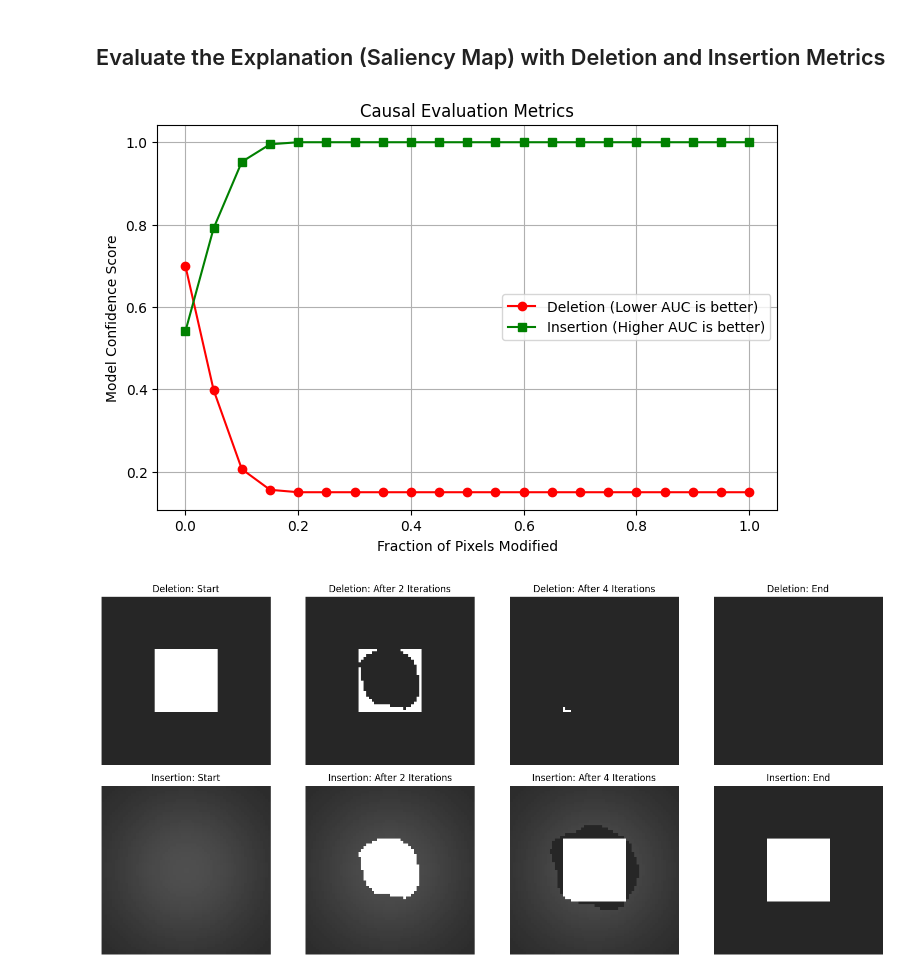
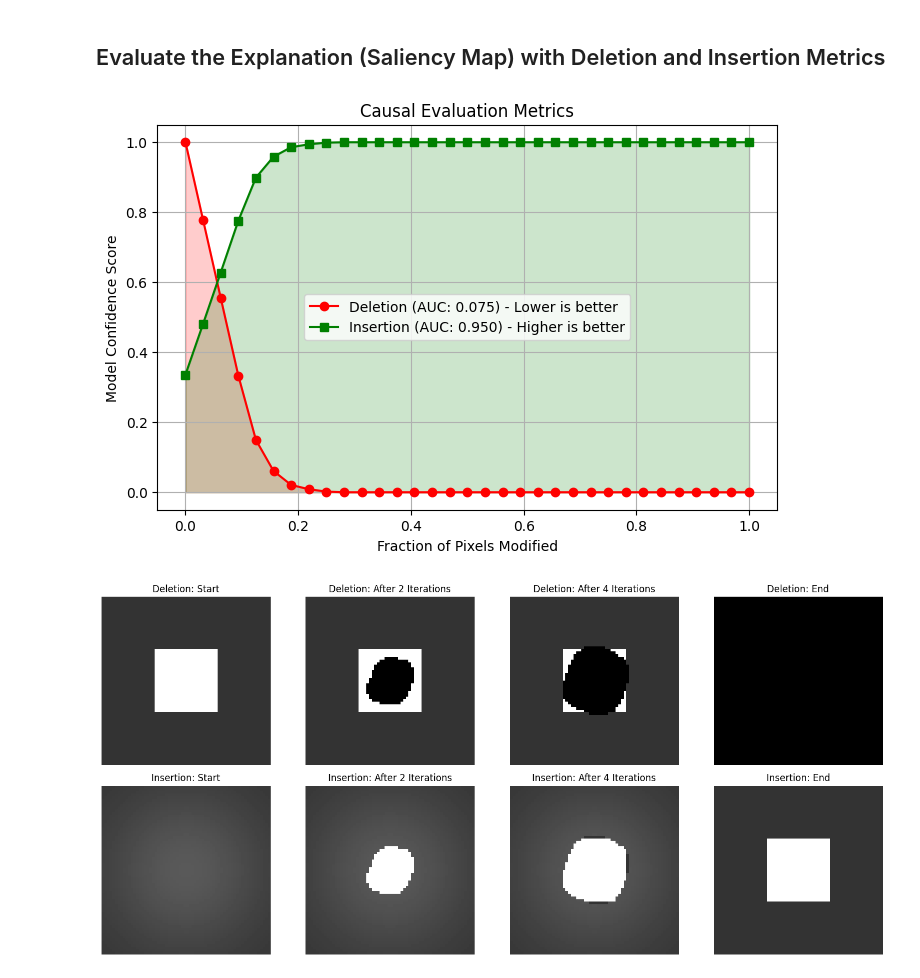
Before and after one commit to Nico-Sander/RISE, a Jupyter notebook: dummy-example/rise_demo.ipynb, the cells around one changed output. Drawn from its saved outputs; the diff is of its cells as text; code cells hidden in the pictures.

Commit message:
final version of demo

```diff
--- a/dummy-example/rise_demo.ipynb
+++ b/dummy-example/rise_demo.ipynb
@@ -11,7 +13,7 @@ np.random.seed(42)  # For reproducibility
 # %% [markdown]
 ## Define a dummy model that detects bright squares in the center of images
 # %%
-def dummy_model(img):
+def dummy_model(img) -> float:
     """
     Our black-box model. It returns a high probability (close to 1.0)
     if the center square is bright, and low if it's hidden.
@@ -26,7 +28,7 @@ def dummy_model(img):
 ## Create an image to classify
 # %%
 image_size = (64, 64)
-image= np.full(image_size, 0.15)
+image= np.full(image_size, 0.2)
 image[20:44, 20:44] = 1.0
 
 plt.figure(figsize=(5, 5))
@@ -119,19 +121,19 @@ plt.show()
 # %% [markdown]
 ## Evaluate the Explanation (Saliency Map) with Deletion and Insertion Metrics
 # %%
-
 # Flatten and sort pixels by saliency (highest to lowest)
 sal_flat = saliency.flatten()
 sort_indices = np.argsort(sal_flat)[::-1]
 
-# Calculate step size to remove/insert pixels in chunks (e.g., 20 steps)
-step_size = len(sort_indices) // 20
+# Calculate step size to remove/insert pixels in chunks (e.g., 32 steps)
+step_size = len(sort_indices) // 32
 
 # --- DELETION METRIC ---
-del_scores = []
 img_del = image.copy()
-# Using a constant gray value (e.g., 0.5) to avoid harsh zero-value artifacts
-gray_val = 0.15
+gray_val = 0.0     # Use black for deleted pixels
+
+# Record the initial score before any pixels are deleted
+del_scores = [dummy_model(img_del)]
 
 # List to visualize the deletion process
 del_frames = [img_del.copy()]
@@ -152,9 +154,11 @@ for i in range(0, len(sort_indices), step_size):
 del_frames.append(img_del.copy())
 
 # --- INSERTION METRIC ---
-ins_scores = []
-# Start with a heavily blurred version of the image, as specified in the RISE paper
+# Start with a heavily blurred version of the image
 img_ins = gaussian(image, sigma=21)
+
+# Record the initial score of the fully blurred image before inserting anything
+ins_scores = [dummy_model(img_ins)]
 
 # List to visualize the insertion process
 ins_frames = [img_ins.copy()]
@@ -176,35 +180,48 @@ for i in range(0, len(sort_indices), step_size):
 ins_frames.append(img_ins.copy())
 
 # --- PLOTTING GRAPH ---
-x_axis = np.linspace(0, 1, len(del_scores)) # Fraction of pixels modified
+# The x_axis will automatically adjust to the length of the scores
+x_axis = np.linspace(0, 1, len(del_scores))
+
+# Calculate the Area Under the Curve (AUC) using the trapezoidal rule
+del_auc = np.trapezoid(del_scores, x_axis)
+ins_auc = np.trapezoid(ins_scores, x_axis)
 
 plt.figure(figsize=(8, 5))
-plt.plot(x_axis, del_scores, label='Deletion (Lower AUC is better)', color='red', marker='o')
-plt.plot(x_axis, ins_scores, label='Insertion (Higher AUC is better)', color='green', marker='s')
+
+# Plot the lines
+plt.plot(x_axis, del_scores, label=f'Deletion (AUC: {del_auc:.3f}) - Lower is better', color='red', marker='o')
+plt.plot(x_axis, ins_scores, label=f'Insertion (AUC: {ins_auc:.3f}) - Higher is better', color='green', marker='s')
+
+# Visually fill the Area Under the Curve (AUC)
+# We use alpha=0.2 to make it transparent so overlapping regions remain visible
+plt.fill_between(x_axis, 0, del_scores, color='red', alpha=0.2)
+plt.fill_between(x_axis, 0, ins_scores, color='green', alpha=0.2)
+
 plt.title("Causal Evaluation Metrics")
 plt.xlabel("Fraction of Pixels Modified")
 plt.ylabel("Model Confidence Score")
 plt.legend()
 plt.grid(True)
 plt.show()
 
 # --- PLOTTING IMAGE PROGRESSION ---
 fig, axes = plt.subplots(2, 4, figsize=(15, 7))
 titles = ["Start", "After 2 Iterations", "After 4 Iterations", "End"]
 
 for col in range(4):
     # Plot Deletion frames (Top Row)
     axes[0, col].imshow(del_frames[col], cmap='gray', vmin=0, vmax=1)
     axes[0, col].set_title(f"Deletion: {titles[col]}")
     axes[0, col].axis('off')
 
     # Plot Insertion frames (Bottom Row)
     axes[1, col].imshow(ins_frames[col], cmap='gray', vmin=0, vmax=1)
     axes[1, col].set_title(f"Insertion: {titles[col]}")
     axes[1, col].axis('off')
 
 plt.tight_layout()
 plt.show()
 # %% [output]
-[figure, old version]
+[figure, new version]
-[figure, old version]
+[figure, new version]
```
Also changed, not shown: parts of 3 cells of this notebook.
